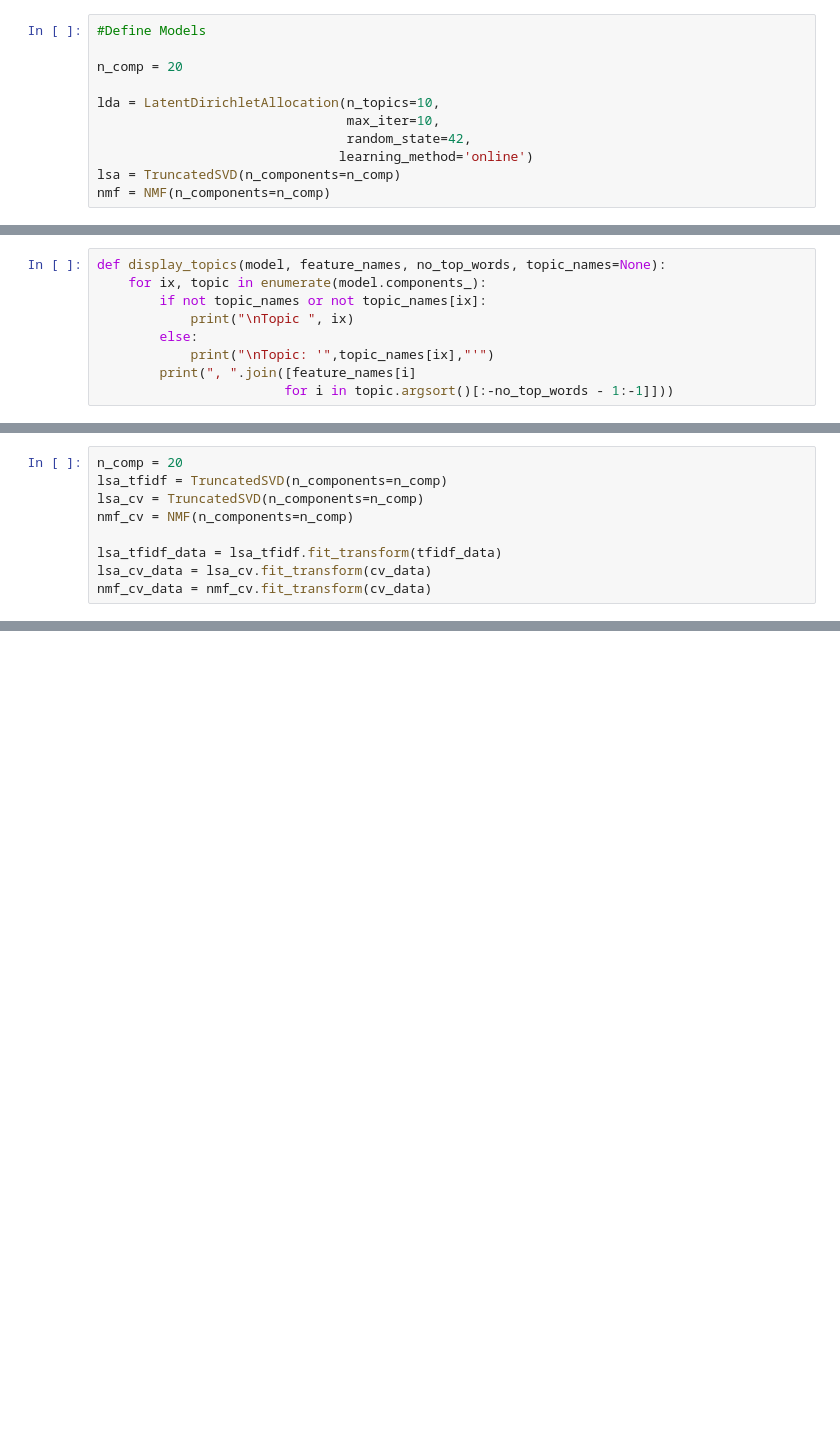
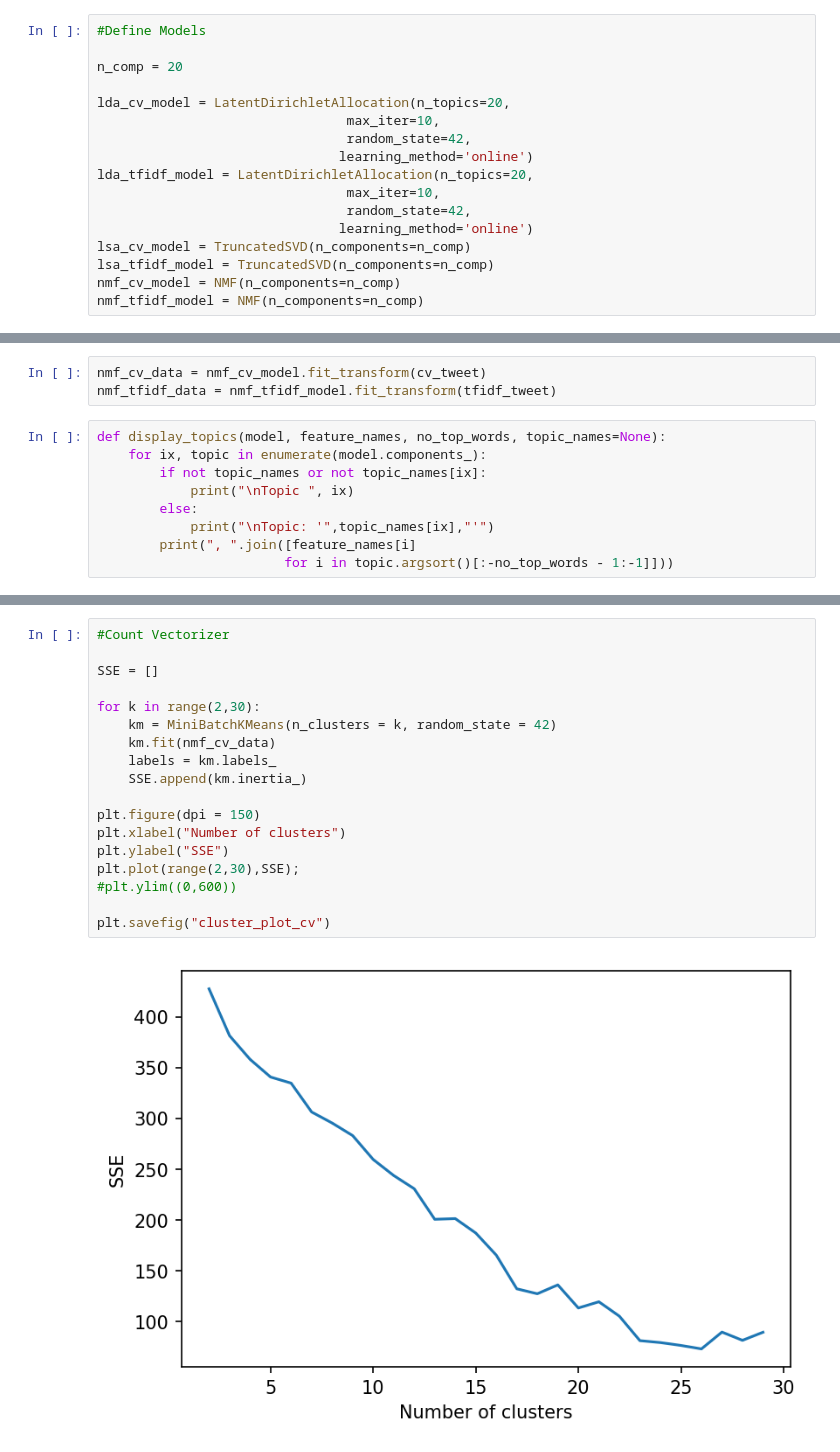
Before and after one commit to konelson/sustainability_nlp, a Jupyter notebook: sustainability_topic_modeling.ipynb, the cells around one changed output, grey strips where cells are left out. Cells and saved outputs as stored; diff of their text form; blank space fills up the shorter version.

```diff
--- a/sustainability_topic_modeling.ipynb
+++ b/sustainability_topic_modeling.ipynb
@@ -278,9 +294,15 @@ Models
 
 n_comp = 20
 
-lda = LatentDirichletAllocation(n_topics=10,
+lda_cv_model = LatentDirichletAllocation(n_topics=20,
                                 max_iter=10,
                                 random_state=42,
                                learning_method='online')
-lsa = TruncatedSVD(n_components=n_comp)
-nmf = NMF(n_components=n_comp)
+lda_tfidf_model = LatentDirichletAllocation(n_topics=20,
+                                max_iter=10,
+                                random_state=42,
+                               learning_method='online')
+lsa_cv_model = TruncatedSVD(n_components=n_comp)
+lsa_tfidf_model = TruncatedSVD(n_components=n_comp)
+nmf_cv_model = NMF(n_components=n_comp)
+nmf_tfidf_model = NMF(n_components=n_comp)
@@ -297,3 +317,6 @@ ValueError: n_components must be < n_features; got 20 >= 13
+# %%
+nmf_cv_data = nmf_cv_model.fit_transform(cv_tweet)
+nmf_tfidf_data = nmf_tfidf_model.fit_transform(tfidf_tweet)
 # %%
 def display_topics(model, feature_names, no_top_words, topic_names=None):
     for ix, topic in enumerate(model.components_):
@@ -310,9 +328,0 @@ AttributeError: 'TruncatedSVD' object has no attribute 'components_'
-# %%
-n_comp = 20
-lsa_tfidf = TruncatedSVD(n_components=n_comp)
-lsa_cv = TruncatedSVD(n_components=n_comp)
-nmf_cv = NMF(n_components=n_comp)
-
-lsa_tfidf_data = lsa_tfidf.fit_transform(tfidf_data)
-lsa_cv_data = lsa_cv.fit_transform(cv_data)
-nmf_cv_data = nmf_cv.fit_transform(cv_data)
@@ -318,0 +547,20 @@ nmf_cv_data = nmf_cv.fit_transform(cv_data)
+# %%
+#Count Vectorizer
+
+SSE = []
+
+for k in range(2,30):
+    km = MiniBatchKMeans(n_clusters = k, random_state = 42)
+    km.fit(nmf_cv_data)
+    labels = km.labels_
+    SSE.append(km.inertia_)
+
+plt.figure(dpi = 150)
+plt.xlabel("Number of clusters")
+plt.ylabel("SSE")
+plt.plot(range(2,30),SSE);
+#plt.ylim((0,600))
+
+plt.savefig("cluster_plot_cv")
+# %% [output]
+[figure, added]
```
Also changed, not shown: parts of 70 cells of this notebook, 1 other file.
